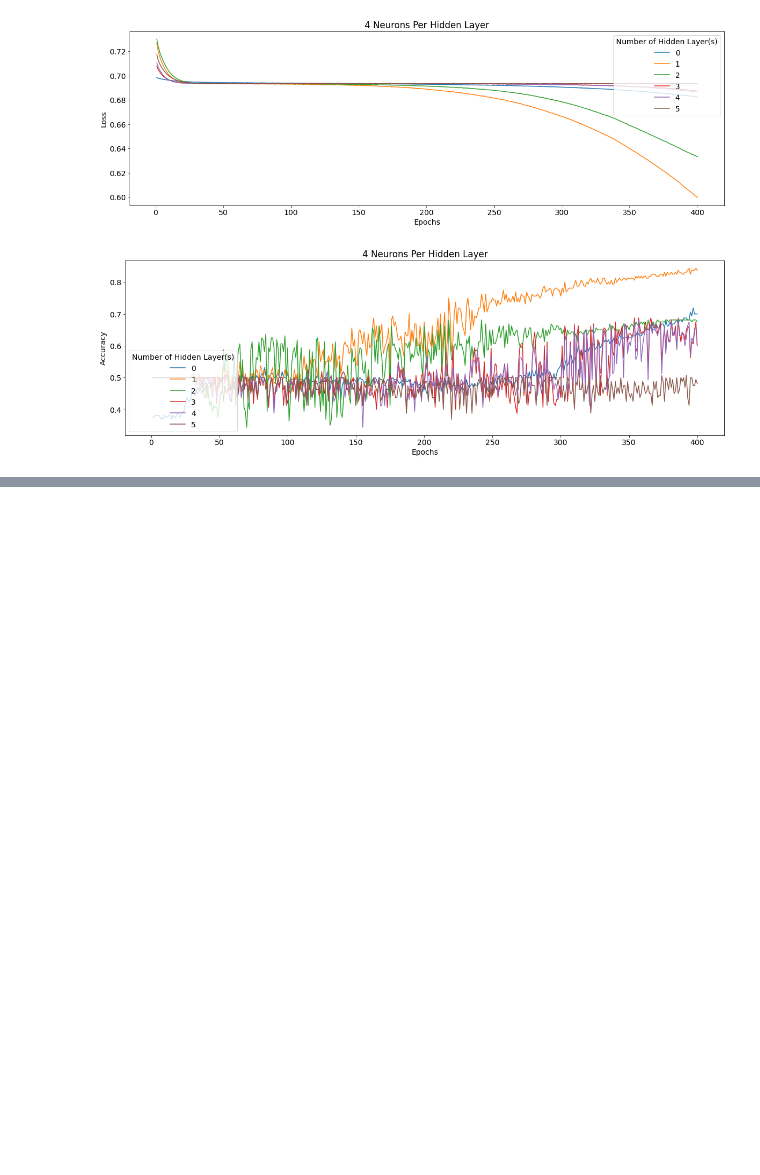
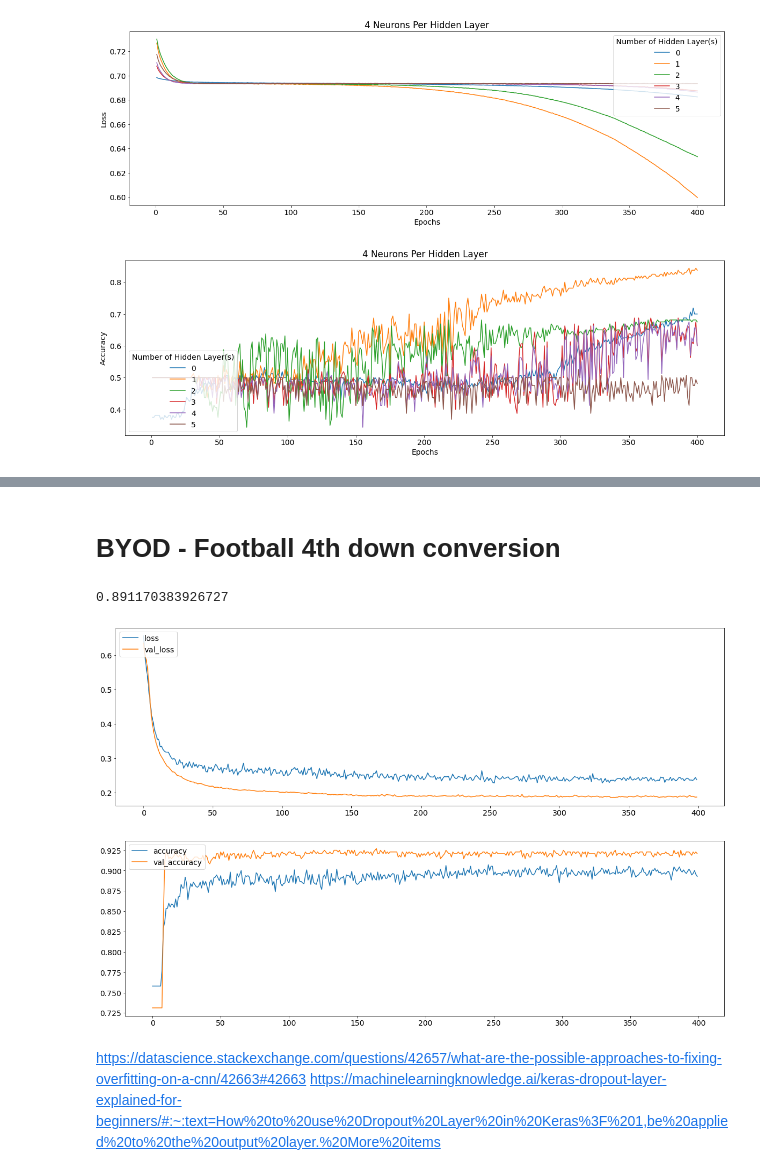
Before and after one commit to gdlevay/portfolio, a Jupyter notebook: mlnn/w9/asnmt_gdl_09.ipynb, the cells around one changed output, grey strips where cells are left out. Saved outputs shown, nothing was run; the diff lists cells and outputs as text; code cells hidden in the pictures; blank space fills up the shorter version.

Commit message:
final copy of assignment 9

```diff
--- a/mlnn/w9/asnmt_gdl_09.ipynb
+++ b/mlnn/w9/asnmt_gdl_09.ipynb
@@ -410,0 +311,4 @@ acc: 80.21%
+# %% [markdown]
+# BYOD - Football 4th down conversion
+# %%
+df_orig = pd.read_csv("../w7/NFL Play by Play 2009-2018 (v5).csv")
@@ -410,0 +340,67 @@ acc: 80.21%
+# %%
+df_X = df.drop('fourth_down_converted', axis = 1).copy()
+cat_cols = list(df_X.dtypes[df_X.dtypes == 'object'].index)
+scal = preprocessing.StandardScaler()
+df_X[['yardline_100', 'quarter_seconds_remaining', 'half_seconds_remaining', 'game_seconds_remaining', 'goal_to_go','ydstogo', 'score_differential']] = scal.fit_transform(df_X[['yardline_100', 'quarter_seconds_remaining', 'half_seconds_remaining', 'game_seconds_remaining', 'goal_to_go','ydstogo', 'score_differential']])
+
+df_X = pd.concat([df_X.drop(cat_cols, axis = 1), pd.get_dummies(df_X[cat_cols])], axis = 1).copy()
+df_y = df[['fourth_down_converted']].copy()
+
+Xtrain, Xtest, ytrain, ytest = train_test_split(df_X, df_y, train_size=0.7)
+# %%
+pca = PCA(n_components= 2, random_state=27)
+X_train = pca.fit_transform(Xtrain)
+X_test = pca.fit_transform(Xtest)
+print(sum(pca.explained_variance_ratio_))
+# %% [output]
+0.891170383926727
+# %%
+np.random.seed(27)
+utils.set_random_seed(27)
+
+model = Sequential()
+# Input layer
+model.add(Dense(2, input_dim = 2, activation = 'sigmoid'))
+
+# Add hidden layer(s)
+model.add(Dense(32, activation = 'softmax'))
+model.add(Dense(32, activation = 'softmax'))
+model.add(BatchNormalization())
+model.add(Dense(32, activation = 'softmax'))
+model.add(Dropout(0.2))
+# model.add(Dense(8, activation = 'tanh', kernel_regularizer=regularizers.L1(0.01),activity_regularizer=regularizers.L2(0.01)))
+# model.add(Dense(8, activation = 'relu', kernel_regularizer=regularizers.L1(0.01),activity_regularizer=regularizers.L2(0.01)))
+
+# Output layer
+model.add(Dense(2, activation = 'sigmoid'))
+
+# Build model
+optimizers.Adam(learning_rate=1e-2)
+
+model.compile(loss = 'binary_crossentropy', metrics = ['accuracy'])
+
+# labels = ytrain
+labels = to_categorical(ytrain, num_classes = 2)
+labels_test = to_categorical(ytest, num_classes = 2)
+history = model.fit(X_train,labels,epochs = 400, batch_size = 10, verbose = 0, validation_data=(X_test, labels_test), shuffle=True)
+
+loss_values = history.history['loss']
+accuracy_values = history.history['accuracy']
+plt.figure()
+plt.plot(history.history['loss'], label = 'loss')
+plt.plot(history.history['val_loss'], label = 'val_loss')
+plt.legend(loc = "upper left")
+plt.show()
+plt.close()
+
+plt.figure()
+plt.plot(history.history['accuracy'], label = 'accuracy')
+plt.plot(history.history['val_accuracy'], label = 'val_accuracy')
+plt.legend(loc = "upper left")
+plt.show()
+# %% [output]
+[figure, added]
+[figure, added]
+# %% [markdown]
+https://datascience.stackexchange.com/questions/42657/what-are-the-possible-approaches-to-fixing-overfitting-on-a-cnn/42663#42663
+https://machinelearningknowledge.ai/keras-dropout-layer-explained-for-beginners/#:~:text=How%20to%20use%20Dropout%20Layer%20in%20Keras%3F%201,be%20applied%20to%20the%20output%20layer.%20More%20items
```
Also changed, not shown: parts of 28 cells of this notebook.
